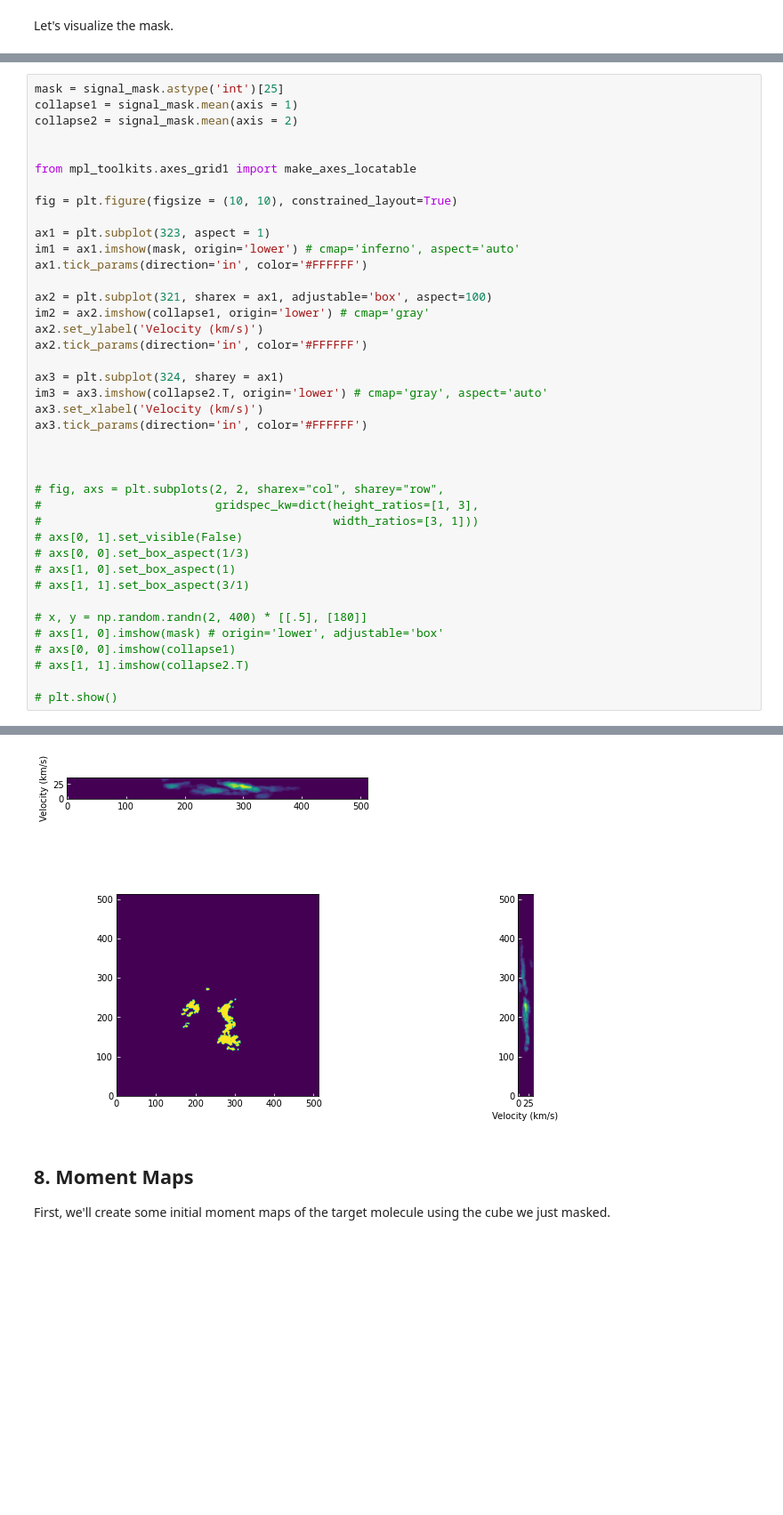
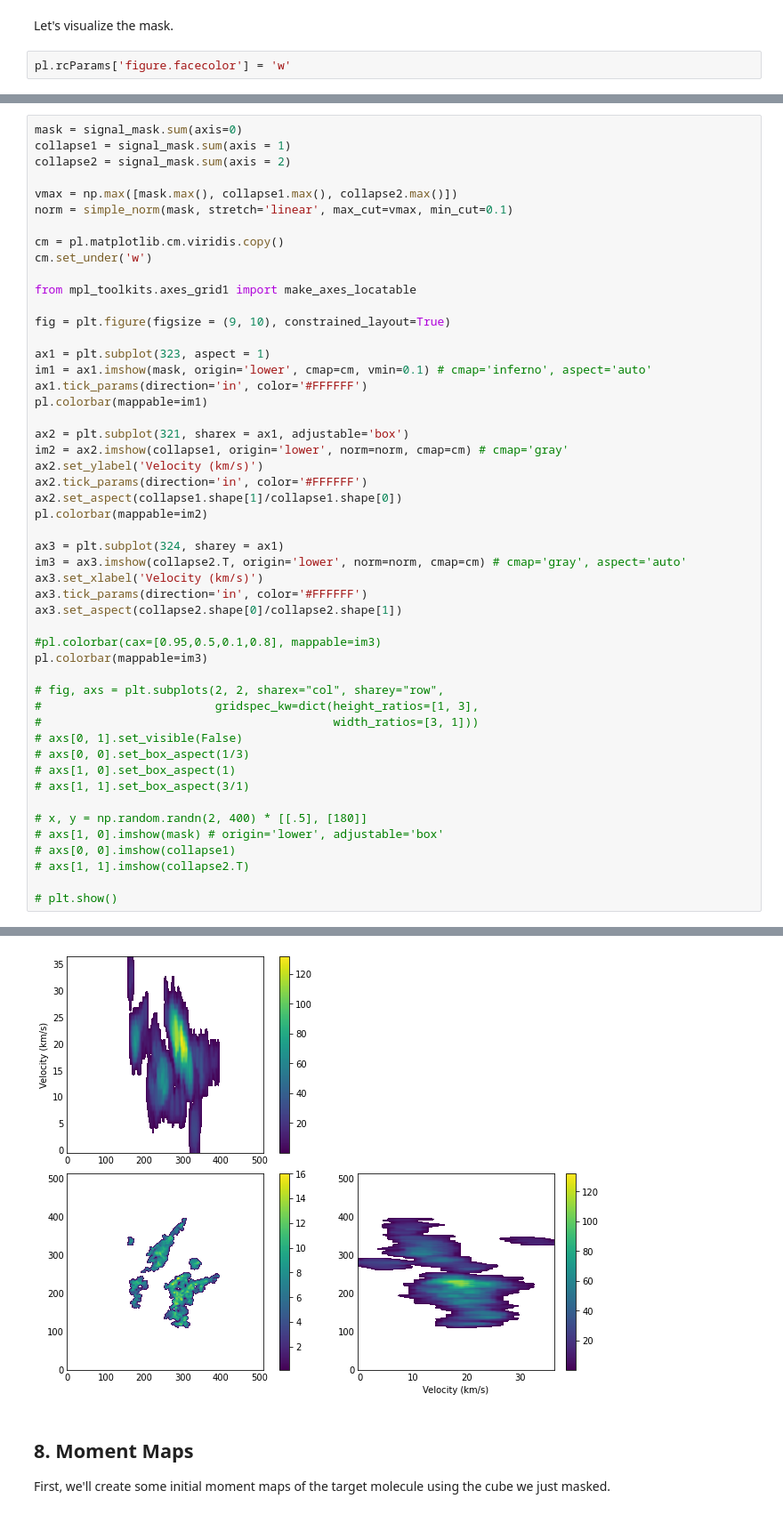
Before and after one commit to abulatek/brick, a Jupyter notebook: first_results/CH3CNMasking_v1.ipynb, the cells around one changed output, grey strips where cells are left out. Shown at 89% size. Saved outputs shown, nothing was run; the diff lists cells and outputs as text; blank space fills up the shorter version.

Commit message:
Updating .gitignore further, fixed whitespace in figures

```diff
--- a/first_results/CH3CNMasking_v1.ipynb
+++ b/first_results/CH3CNMasking_v1.ipynb
@@ -417,3 +416,5 @@ masked_cube = ch3cnsubcube_f_reproj.with_mask(signal_mask)
 # masked_cube = SpectralCube.read('masked_target_cube.fits')
 # %% [markdown]
 Let's visualize the mask.
+# %%
+pl.rcParams['figure.facecolor'] = 'w'
@@ -420,28 +427,38 @@ Let's visualize the mask.
 # %%
-mask = signal_mask.astype('int')[25]
-collapse1 = signal_mask.mean(axis = 1)
-collapse2 = signal_mask.mean(axis = 2)
+mask = signal_mask.sum(axis=0)
+collapse1 = signal_mask.sum(axis = 1)
+collapse2 = signal_mask.sum(axis = 2)
 
+vmax = np.max([mask.max(), collapse1.max(), collapse2.max()])
+norm = simple_norm(mask, stretch='linear', max_cut=vmax, min_cut=0.1)
+
+cm = pl.matplotlib.cm.viridis.copy()
+cm.set_under('w')
 
 from mpl_toolkits.axes_grid1 import make_axes_locatable
 
-fig = plt.figure(figsize = (10, 10), constrained_layout=True)
+fig = plt.figure(figsize = (9, 10), constrained_layout=True)
 
 ax1 = plt.subplot(323, aspect = 1)
-im1 = ax1.imshow(mask, origin='lower') # cmap='inferno', aspect='auto'
+im1 = ax1.imshow(mask, origin='lower', cmap=cm, vmin=0.1) # cmap='inferno', aspect='auto'
 ax1.tick_params(direction='in', color='#FFFFFF')
+pl.colorbar(mappable=im1)
 
-ax2 = plt.subplot(321, sharex = ax1, adjustable='box', aspect=100)
-im2 = ax2.imshow(collapse1, origin='lower') # cmap='gray'
+ax2 = plt.subplot(321, sharex = ax1, adjustable='box')
+im2 = ax2.imshow(collapse1, origin='lower', norm=norm, cmap=cm) # cmap='gray'
 ax2.set_ylabel('Velocity (km/s)')
 ax2.tick_params(direction='in', color='#FFFFFF')
+ax2.set_aspect(collapse1.shape[1]/collapse1.shape[0])
+pl.colorbar(mappable=im2)
 
 ax3 = plt.subplot(324, sharey = ax1)
-im3 = ax3.imshow(collapse2.T, origin='lower') # cmap='gray', aspect='auto'
+im3 = ax3.imshow(collapse2.T, origin='lower', norm=norm, cmap=cm) # cmap='gray', aspect='auto'
 ax3.set_xlabel('Velocity (km/s)')
 ax3.tick_params(direction='in', color='#FFFFFF')
+ax3.set_aspect(collapse2.shape[0]/collapse2.shape[1])
 
-
+#pl.colorbar(cax=[0.95,0.5,0.1,0.8], mappable=im3)
+pl.colorbar(mappable=im3)
 
 # fig, axs = plt.subplots(2, 2, sharex="col", sharey="row",
 #                         gridspec_kw=dict(height_ratios=[1, 3],
@@ -461,4 +479,4 @@ ax3.tick_params(direction='in', color='#FFFFFF')
-[figure, old version]
+[figure, new version]
 # %% [markdown]
 ## 8. Moment Maps
 First, we'll create some initial moment maps of the target molecule using the cube we just masked.
```
Also changed, not shown: parts of 4 cells of this notebook, 10 other files.
